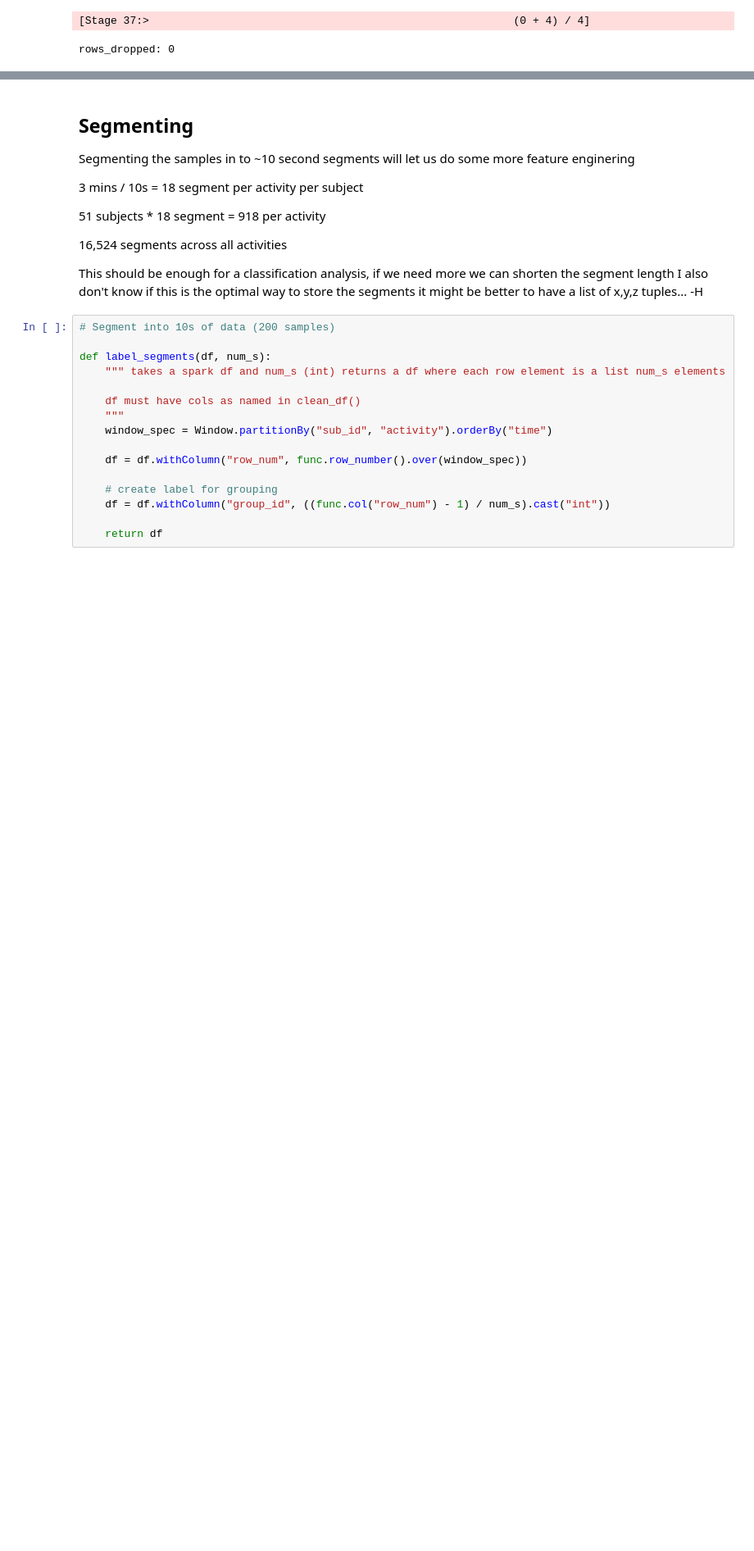
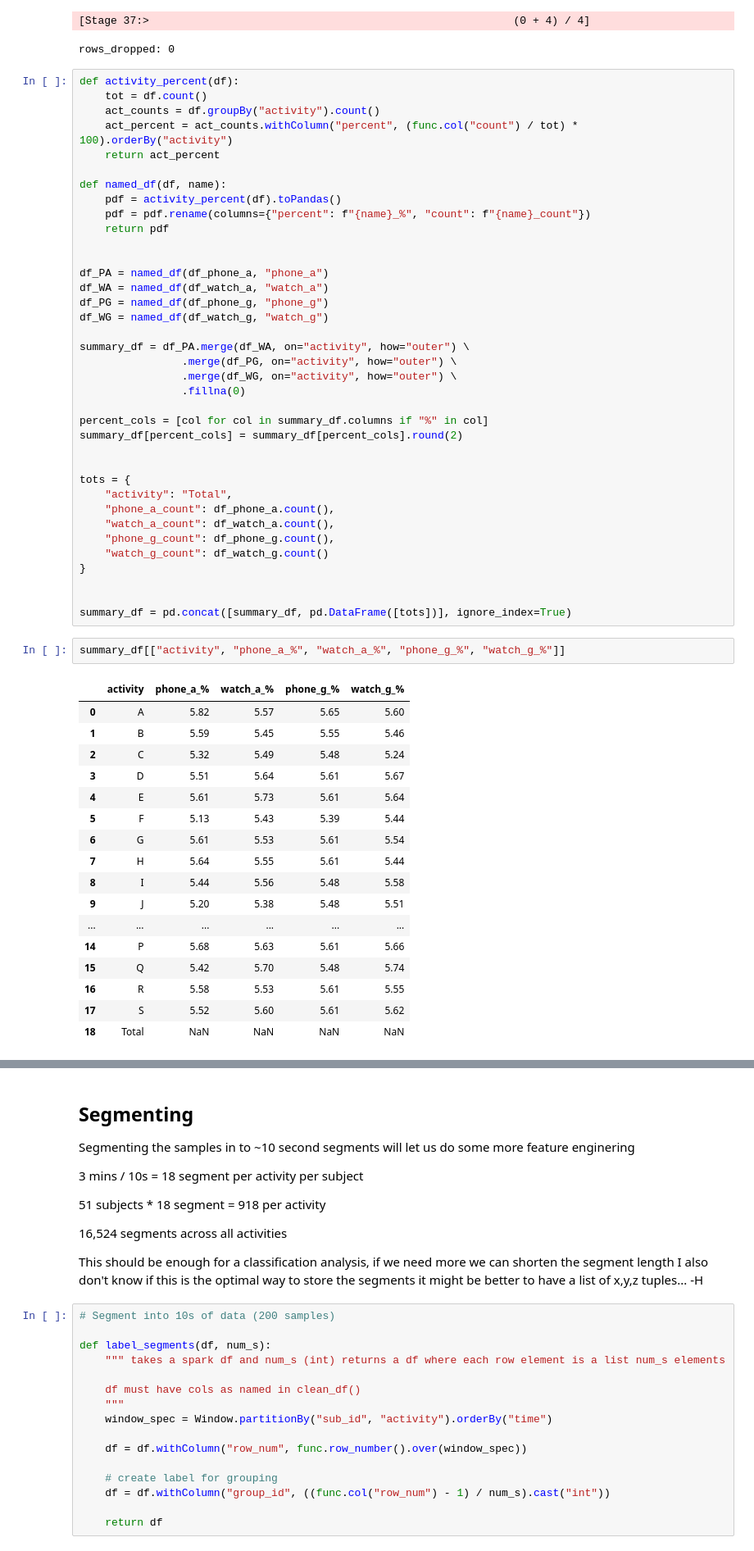
Before and after one commit to tbrehme-v/dse230, a Jupyter notebook: EDA.ipynb, the cells around one changed output, grey strips where cells are left out. Shown at 82% size. Cells and saved outputs as stored; diff of their text form; blank space fills up the shorter version.

```diff
--- a/EDA.ipynb
+++ b/EDA.ipynb
@@ -105,3 +105,60 @@ rows_dropped: 0
 rows_dropped: 0
 [Stage 37:>                                                         (0 + 4) / 4]
 rows_dropped: 0
+# %%
+def activity_percent(df):
+    tot = df.count()
+    act_counts = df.groupBy("activity").count()
+    act_percent = act_counts.withColumn("percent", (func.col("count") / tot) * 100).orderBy("activity")
+    return act_percent
+
+def named_df(df, name):
+    pdf = activity_percent(df).toPandas()
+    pdf = pdf.rename(columns={"percent": f"{name}_%", "count": f"{name}_count"})
+    return pdf
+
+
+df_PA = named_df(df_phone_a, "phone_a")
+df_WA = named_df(df_watch_a, "watch_a")
+df_PG = named_df(df_phone_g, "phone_g")
+df_WG = named_df(df_watch_g, "watch_g")
+
+summary_df = df_PA.merge(df_WA, on="activity", how="outer") \
+                .merge(df_PG, on="activity", how="outer") \
+                .merge(df_WG, on="activity", how="outer") \
+                .fillna(0)
+
+percent_cols = [col for col in summary_df.columns if "%" in col]
+summary_df[percent_cols] = summary_df[percent_cols].round(2)
+
+
+tots = {
+    "activity": "Total",
+    "phone_a_count": df_phone_a.count(),
+    "watch_a_count": df_watch_a.count(),
+    "phone_g_count": df_phone_g.count(),
+    "watch_g_count": df_watch_g.count()
+}
+
+
+summary_df = pd.concat([summary_df, pd.DataFrame([tots])], ignore_index=True)
+# %%
+summary_df[["activity", "phone_a_%", "watch_a_%", "phone_g_%", "watch_g_%"]]
+# %% [output]
+|  | activity | phone_a_% | watch_a_% | phone_g_% | watch_g_% |
+| 0 | A | 5.82 | 5.57 | 5.65 | 5.60 |
+| 1 | B | 5.59 | 5.45 | 5.55 | 5.46 |
+| 2 | C | 5.32 | 5.49 | 5.48 | 5.24 |
+| 3 | D | 5.51 | 5.64 | 5.61 | 5.67 |
+| 4 | E | 5.61 | 5.73 | 5.61 | 5.64 |
+| 5 | F | 5.13 | 5.43 | 5.39 | 5.44 |
+| 6 | G | 5.61 | 5.53 | 5.61 | 5.54 |
+| 7 | H | 5.64 | 5.55 | 5.61 | 5.44 |
+| 8 | I | 5.44 | 5.56 | 5.48 | 5.58 |
+| 9 | J | 5.20 | 5.38 | 5.48 | 5.51 |
+| ... | ... | ... | ... | ... | ... |
+| 14 | P | 5.68 | 5.63 | 5.61 | 5.66 |
+| 15 | Q | 5.42 | 5.70 | 5.48 | 5.74 |
+| 16 | R | 5.58 | 5.53 | 5.61 | 5.55 |
+| 17 | S | 5.52 | 5.60 | 5.61 | 5.62 |
+| 18 | Total | NaN | NaN | NaN | NaN |
```
Also changed, not shown: parts of 6 cells of this notebook.
